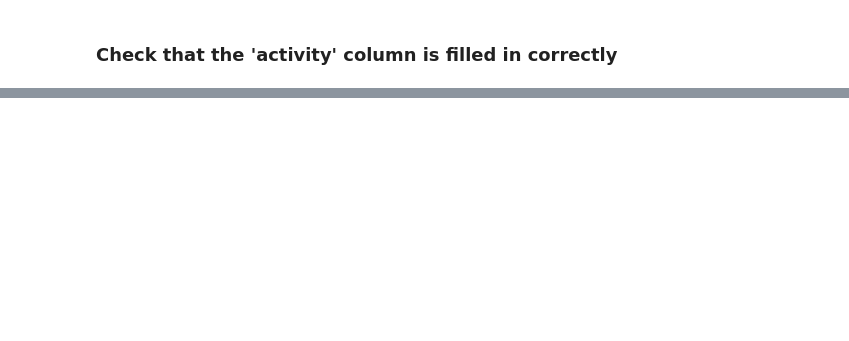
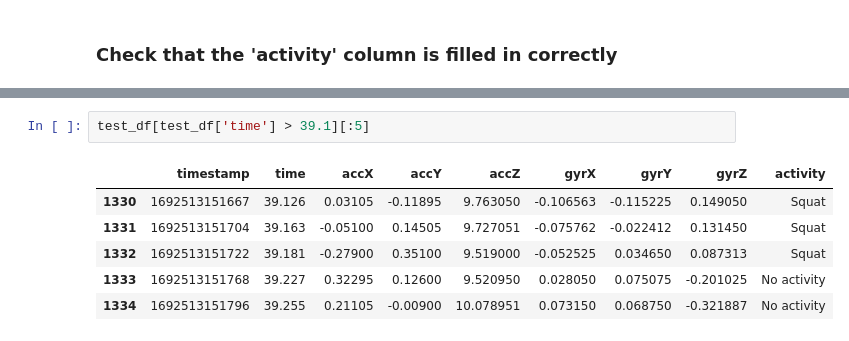
Before and after one commit to Mykhailo20/DS_Bootcamp_2023, a Jupyter notebook: Homework_5/Physical_Activity_Analysis/Physical_Activity_Analysis.ipynb, the cells around one changed output, grey strips where cells are left out. Saved outputs shown, nothing was run; the diff lists cells and outputs as text; blank space fills up the shorter version.

```diff
--- a/Homework_5/Physical_Activity_Analysis/Physical_Activity_Analysis.ipynb
+++ b/Homework_5/Physical_Activity_Analysis/Physical_Activity_Analysis.ipynb
@@ -781,0 +758,9 @@ df[df['time'] > 1847.925][:5]
+# %%
+test_df[test_df['time'] > 39.1][:5]
+# %% [output]
+|  | timestamp | time | accX | accY | accZ | gyrX | gyrY | gyrZ | activity |
+| 1330 | 1692513151667 | 39.126 | 0.03105 | -0.11895 | 9.763050 | -0.106563 | -0.115225 | 0.149050 | Squat |
+| 1331 | 1692513151704 | 39.163 | -0.05100 | 0.14505 | 9.727051 | -0.075762 | -0.022412 | 0.131450 | Squat |
+| 1332 | 1692513151722 | 39.181 | -0.27900 | 0.35100 | 9.519000 | -0.052525 | 0.034650 | 0.087313 | Squat |
+| 1333 | 1692513151768 | 39.227 | 0.32295 | 0.12600 | 9.520950 | 0.028050 | 0.075075 | -0.201025 | No activity |
+| 1334 | 1692513151796 | 39.255 | 0.21105 | -0.00900 | 10.078951 | 0.073150 | 0.068750 | -0.321887 | No activity |
```
Also changed, not shown: parts of 26 cells of this notebook, 2 other files.
